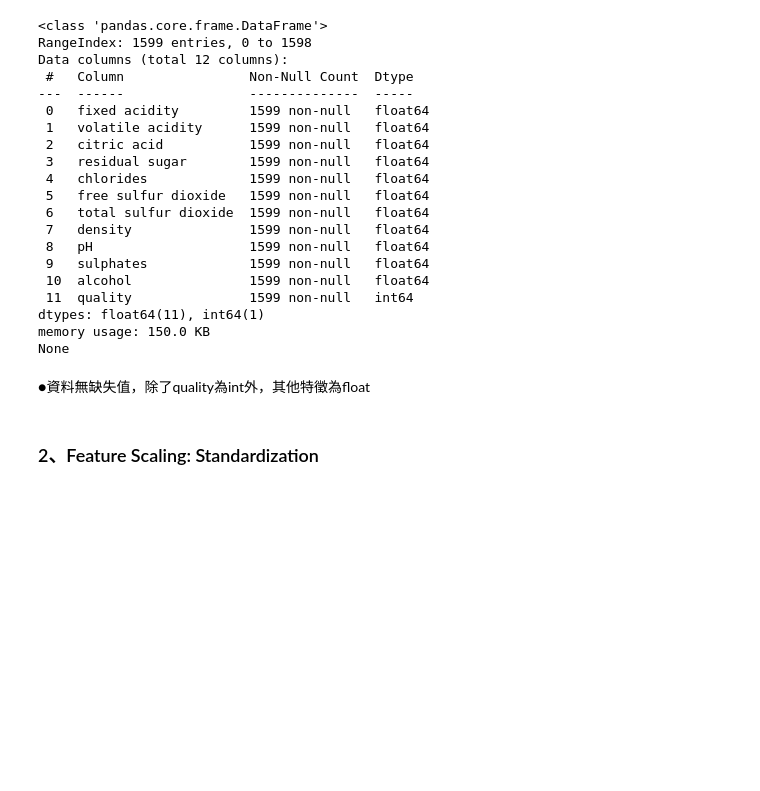
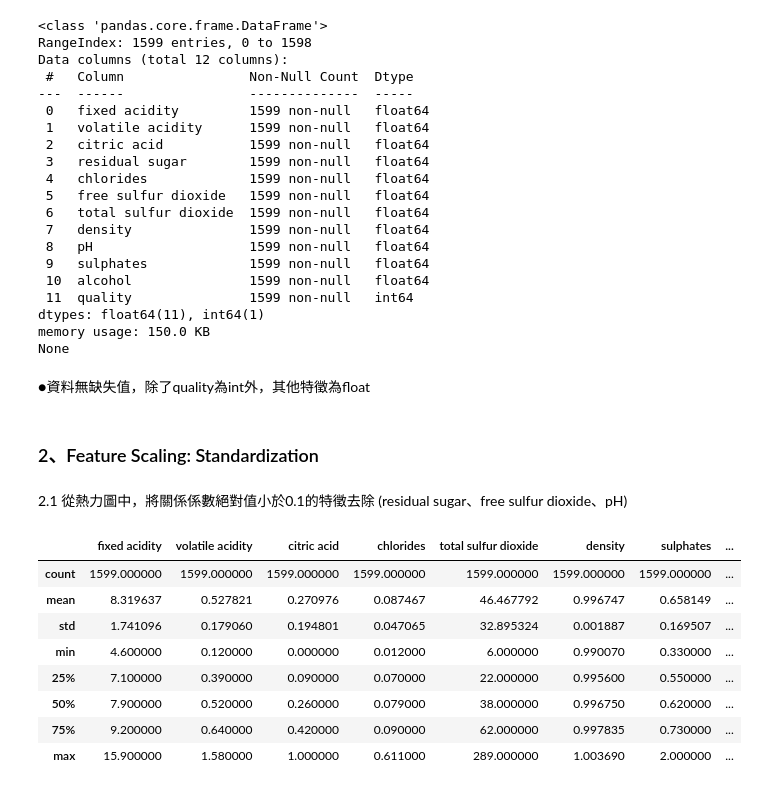
Before and after one commit to jinrumiao/Prediction-of-quality-of-Wine, a Jupyter notebook: 專題實作_02：紅酒品質預測.ipynb, the cells around one changed output. Cells and saved outputs as stored; diff of their text form; code cells hidden in the pictures; blank space fills up the shorter version.

```diff
--- a/專題實作_02：紅酒品質預測.ipynb
+++ b/專題實作_02：紅酒品質預測.ipynb
@@ -212,3 +212,19 @@ None
 ●資料無缺失值，除了quality為int外，其他特徵為float
 # %% [markdown]
 ### 2、Feature Scaling: Standardization
+# %% [markdown]
+2.1 從熱力圖中，將關係係數絕對值小於0.1的特徵去除 (residual sugar、free sulfur dioxide、pH)
+# %%
+df_ = df.drop(["residual sugar", "free sulfur dioxide", "pH"], axis=1)
+# df_.head(10)
+df_.describe()
+# %% [output]
+|  | fixed acidity | volatile acidity | citric acid | chlorides | total sulfur dioxide | density | sulphates | ... |
+| count | 1599.000000 | 1599.000000 | 1599.000000 | 1599.000000 | 1599.000000 | 1599.000000 | 1599.000000 | ... |
+| mean | 8.319637 | 0.527821 | 0.270976 | 0.087467 | 46.467792 | 0.996747 | 0.658149 | ... |
+| std | 1.741096 | 0.179060 | 0.194801 | 0.047065 | 32.895324 | 0.001887 | 0.169507 | ... |
+| min | 4.600000 | 0.120000 | 0.000000 | 0.012000 | 6.000000 | 0.990070 | 0.330000 | ... |
+| 25% | 7.100000 | 0.390000 | 0.090000 | 0.070000 | 22.000000 | 0.995600 | 0.550000 | ... |
+| 50% | 7.900000 | 0.520000 | 0.260000 | 0.079000 | 38.000000 | 0.996750 | 0.620000 | ... |
+| 75% | 9.200000 | 0.640000 | 0.420000 | 0.090000 | 62.000000 | 0.997835 | 0.730000 | ... |
+| max | 15.900000 | 1.580000 | 1.000000 | 0.611000 | 289.000000 | 1.003690 | 2.000000 | ... |
```
Also changed, not shown: parts of 11 cells of this notebook.
